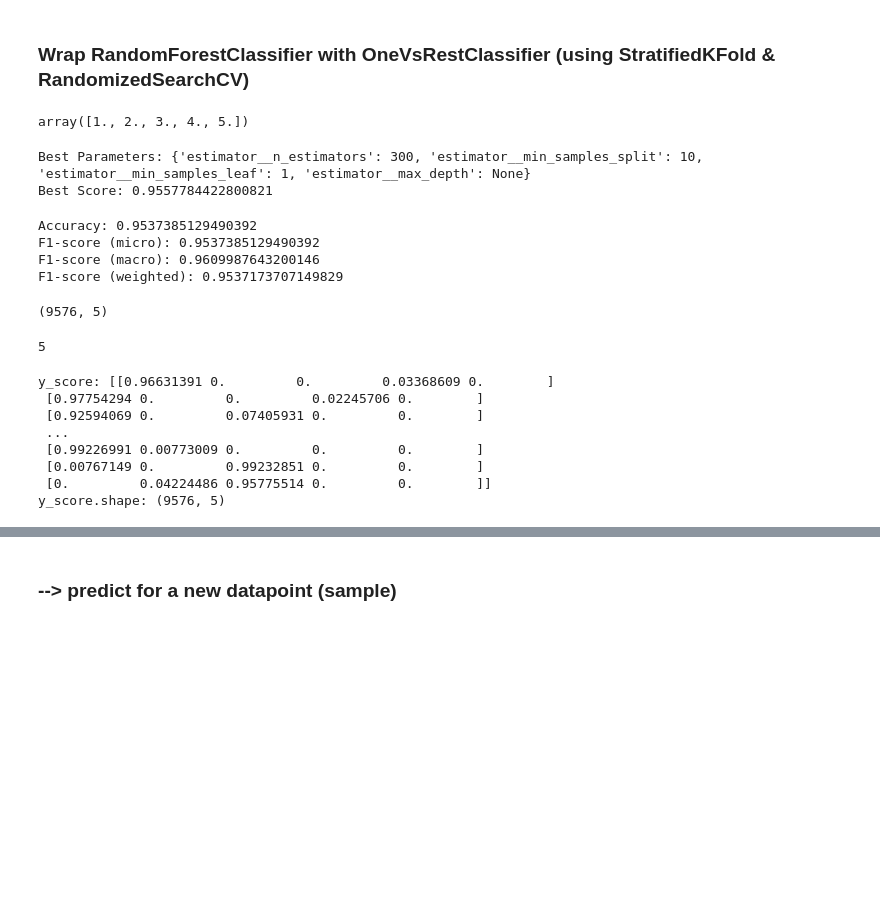
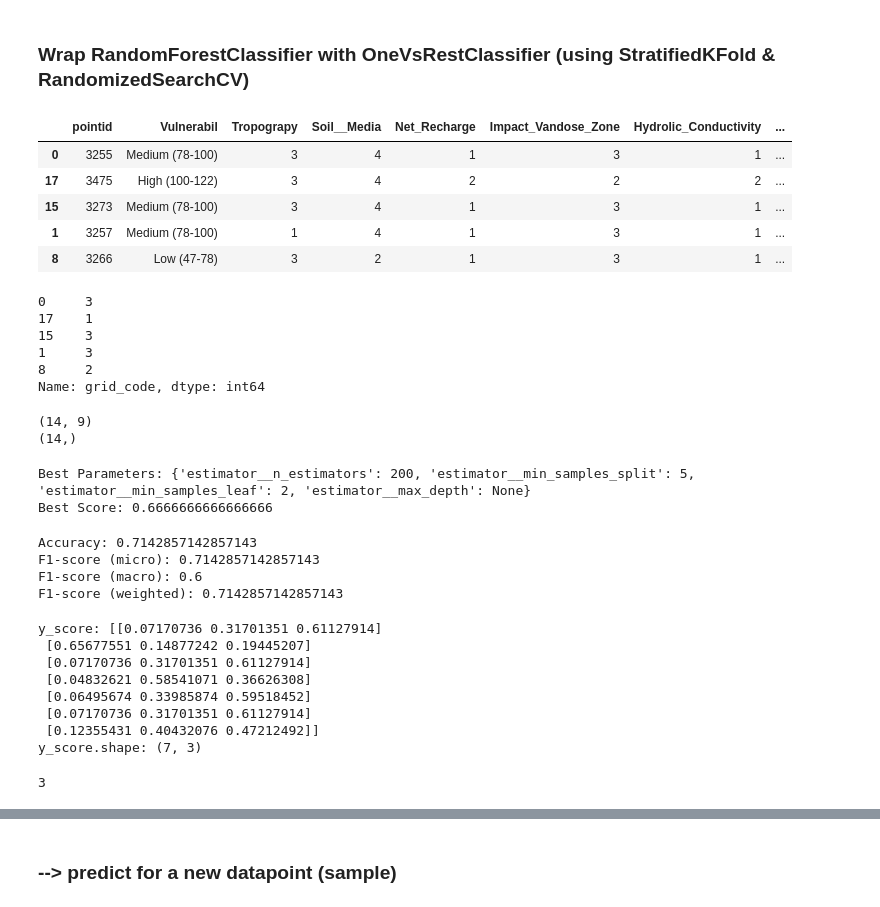
Before and after one commit to mehadi-trackrep/DRASTIC-Vulnerabilities-Prediction, a Jupyter notebook: Using-Sample(small)-data.ipynb, the cells around one changed output, grey strips where cells are left out. Drawn from its saved outputs; the diff is of its cells as text; code cells hidden in the pictures; blank space fills up the shorter version.

```diff
--- a/Using-Sample(small)-data.ipynb
+++ b/Using-Sample(small)-data.ipynb
@@ -771,9 +405,3 @@ y_score: [[0.19 0.04 0.77]
 [figure]
 # %% [markdown]
 ### Wrap RandomForestClassifier with OneVsRestClassifier (using StratifiedKFold & RandomizedSearchCV)
-# %%
-X, y = df_cleaned.iloc[:, 2:], df_cleaned['grid_code']
-# %%
-np.unique(y)
-# %% [output]
-array([1., 2., 3., 4., 5.])
@@ -783,6 +408,30 @@ array([1., 2., 3., 4., 5.])
 # %%
 # Split the data
 X_train, X_test, y_train, y_test = train_test_split(X, y, test_size=0.3, random_state=42)
+# %%
+X_test.head()
+# %% [output]
+|  | pointid | Vulnerabil | Tropograpy | Soil__Media | Net_Recharge | Impact_Vandose_Zone | Hydrolic_Conductivity | ... |
+| 0 | 3255 | Medium (78-100) | 3 | 4 | 1 | 3 | 1 | ... |
+| 17 | 3475 | High (100-122) | 3 | 4 | 2 | 2 | 2 | ... |
+| 15 | 3273 | Medium (78-100) | 3 | 4 | 1 | 3 | 1 | ... |
+| 1 | 3257 | Medium (78-100) | 1 | 4 | 1 | 3 | 1 | ... |
+| 8 | 3266 | Low (47-78) | 3 | 2 | 1 | 3 | 1 | ... |
+# %%
+y_test.head()
+# %% [output]
+0     3
+17    1
+15    3
+1     3
+8     2
+Name: grid_code, dtype: int64
+# %%
+print(X_train.shape)
+print(y_train.shape)
+# %% [output]
+(14, 9)
+(14,)
 # %%
 # Create a StratifiedKFold object
 skf = StratifiedKFold(n_splits=5, shuffle=True, random_state=42)
@@ -814,17 +463,17 @@ random_search = RandomizedSearchCV(
 )
 
 # Fit the model
-random_search.fit(X_train, y_train)
+random_search.fit(X_train.drop(columns=IGNORED_COLS_DURING_TRAINING), y_train)
 
 # Best parameters and score
 print("Best Parameters:", random_search.best_params_)
 print("Best Score:", random_search.best_score_)
 # %% [output]
-Best Parameters: {'estimator__n_estimators': 300, 'estimator__min_samples_split': 10, 'estimator__min_samples_leaf': 1, 'estimator__max_depth': None}
-Best Score: 0.9557784422800821
+Best Parameters: {'estimator__n_estimators': 200, 'estimator__min_samples_split': 5, 'estimator__min_samples_leaf': 2, 'estimator__max_depth': None}
+Best Score: 0.6666666666666666
 # %%
 # Predict
-y_pred = random_search.best_estimator_.predict(X_test)
+y_pred = random_search.best_estimator_.predict(X_test.drop(columns=IGNORED_COLS_DURING_TRAINING))
 
 # Calculate accuracy + other metrics
 accuracy = accuracy_score(y_test, y_pred)
@@ -838,33 +487,29 @@ print("F1-score (micro):", f1_micro)
 print("F1-score (macro):", f1_macro)
 print("F1-score (weighted):", f1_weighted)
 # %% [output]
-Accuracy: 0.9537385129490392
-F1-score (micro): 0.9537385129490392
-F1-score (macro): 0.9609987643200146
-F1-score (weighted): 0.9537173707149829
+Accuracy: 0.7142857142857143
+F1-score (micro): 0.7142857142857143
+F1-score (macro): 0.6
+F1-score (weighted): 0.7142857142857143
-# %%
-# Binarize the output
-y_test_bin = label_binarize(y_test, classes = np.unique(y))
-n_classes = y_test_bin.shape[1]
-print(y_test_bin.shape)
-n_classes
-# %% [output]
-(9576, 5)
-5
 # %%
 # Predict probabilities
-y_score = random_search.best_estimator_.predict_proba(X_test)
+y_score = random_search.best_estimator_.predict_proba(X_test.drop(columns=IGNORED_COLS_DURING_TRAINING))
 print(f"y_score: {y_score}")
 print(f"y_score.shape: {y_score.shape}")
 # %% [output]
-y_score: [[0.96631391 0.         0.         0.03368609 0.        ]
- [0.97754294 0.         0.         0.02245706 0.        ]
- [0.92594069 0.         0.07405931 0.         0.        ]
- ...
- [0.99226991 0.00773009 0.         0.         0.        ]
- [0.00767149 0.         0.99232851 0.         0.        ]
- [0.         0.04224486 0.95775514 0.         0.        ]]
-y_score.shape: (9576, 5)
+y_score: [[0.07170736 0.31701351 0.61127914]
+ [0.65677551 0.14877242 0.19445207]
+ [0.07170736 0.31701351 0.61127914]
+ [0.04832621 0.58541071 0.36626308]
+ [0.06495674 0.33985874 0.59518452]
+ [0.07170736 0.31701351 0.61127914]
+ [0.12355431 0.40432076 0.47212492]]
+y_score.shape: (7, 3)
+# %%
+n_classes = y.nunique()
+n_classes
+# %% [output]
+3
 # %%
 # Compute & plot ROC curve and AUC for each class
 for i in range(n_classes):
```
Also changed, not shown: parts of 64 cells of this notebook, 2 other files.
